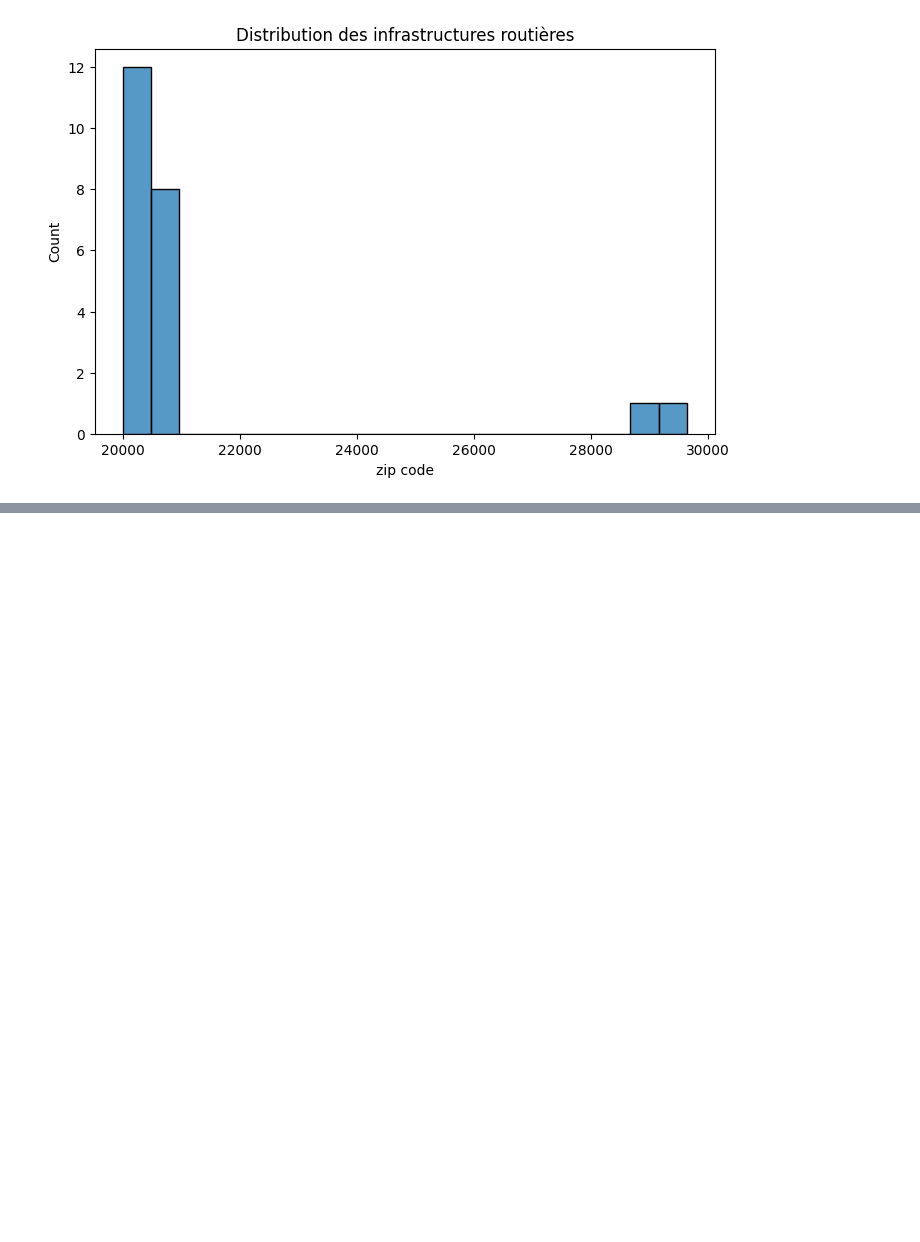
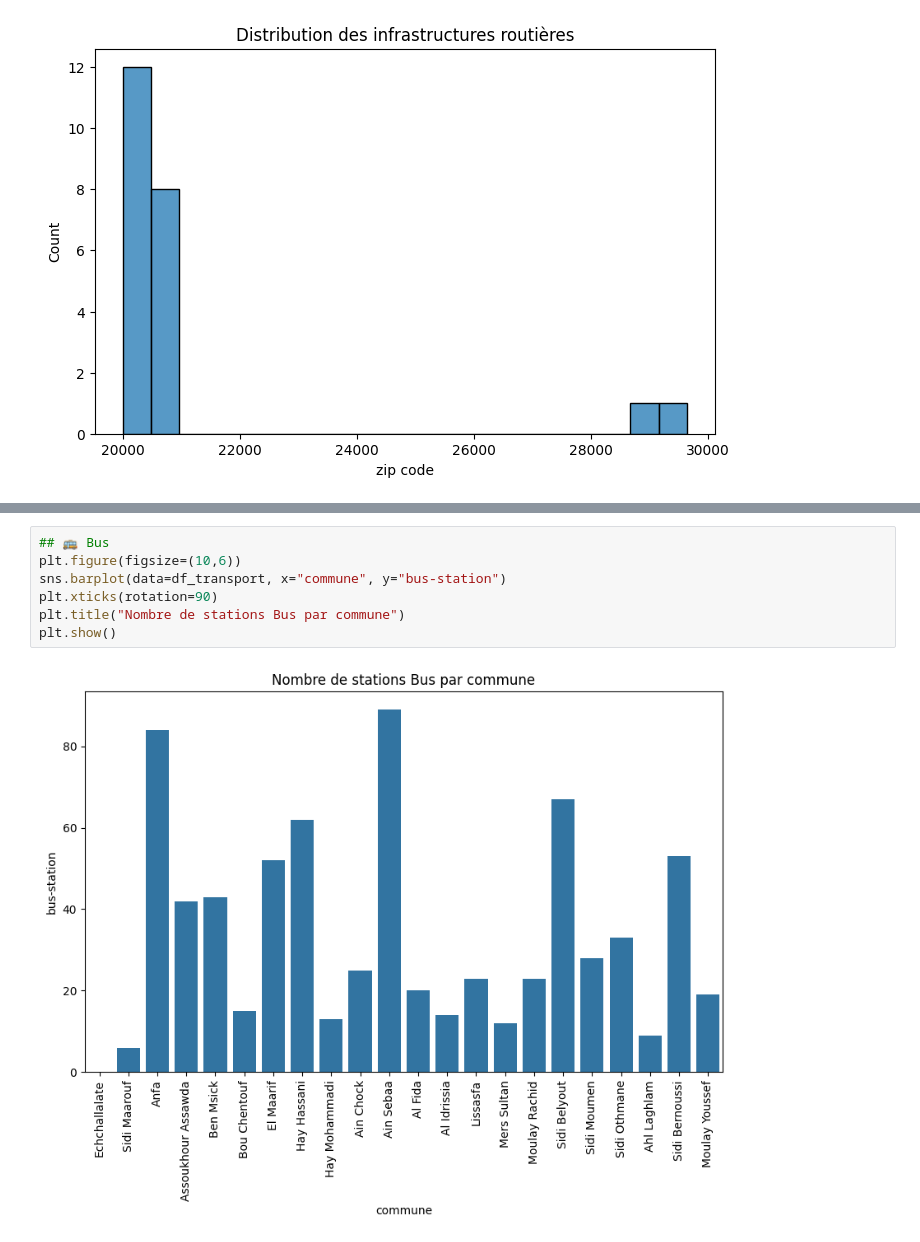
Before and after one commit to OTHMANEAY/file_rouge, a Jupyter notebook: notebooks/01_EDA.ipynb, the cells around one changed output, grey strips where cells are left out. Saved outputs shown, nothing was run; the diff lists cells and outputs as text; blank space fills up the shorter version.

```diff
--- a/notebooks/01_EDA.ipynb
+++ b/notebooks/01_EDA.ipynb
@@ -183,0 +269,9 @@ plt.show()
+# %%
+## 🚌 Bus
+plt.figure(figsize=(10,6))
+sns.barplot(data=df_transport, x="commune", y="bus-station")
+plt.xticks(rotation=90)
+plt.title("Nombre de stations Bus par commune")
+plt.show()
+# %% [output]
+[figure, added]
```
Also changed, not shown: parts of 46 cells of this notebook, 2 other files.
